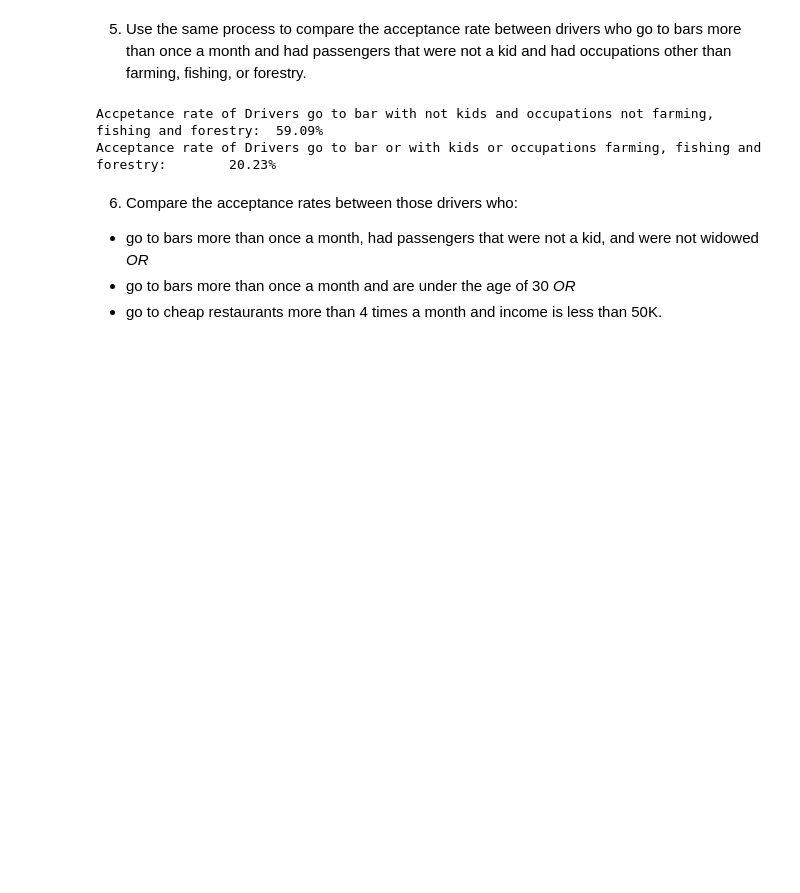
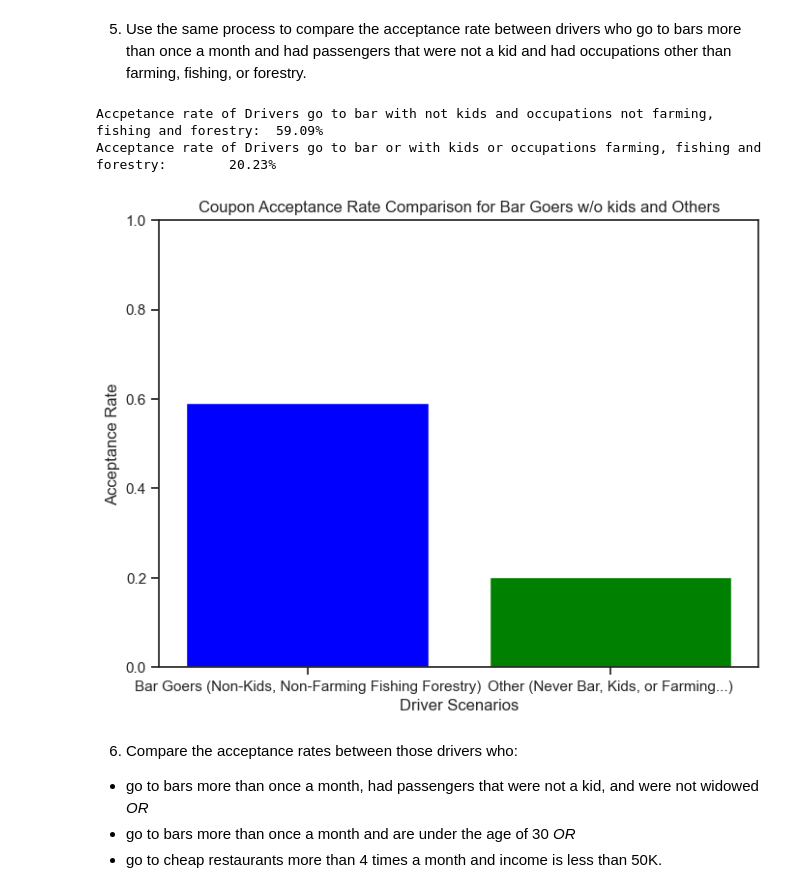
Before and after one commit to shivaallala/Customer_Coupon, a Jupyter notebook: prompt.ipynb, the cells around one changed output. Cells and saved outputs as stored; diff of their text form; code cells hidden in the pictures; blank space fills up the shorter version.

```diff
--- a/prompt.ipynb
+++ b/prompt.ipynb
@@ -382,6 +382,20 @@ print(f"Accpetance rate of Drivers go to bar with not kids and occupations not f
 # %% [output]
 Accpetance rate of Drivers go to bar with not kids and occupations not farming, fishing and forestry:  59.09%
 Acceptance rate of Drivers go to bar or with kids or occupations farming, fishing and forestry:        20.23%
+# %%
+categories = ['Bar Goers (Non-Kids, Non-Farming Fishing Forestry)', 'Other (Never Bar, Kids, or Farming...)']
+acceptance_rates = [accept_rate_bar_goers_wkid_farmFishForestry, accept_rate_other_passenger_occupations]
+
+# Plotting
+plt.figure(figsize=(8, 6))
+plt.bar(categories, acceptance_rates, color=['blue', 'green'])
+plt.title('Coupon Acceptance Rate Comparison for Bar Goers w/o kids and Others')
+plt.xlabel('Driver Scenarios')
+plt.ylabel('Acceptance Rate')
+plt.ylim(0, 1)  # Set y-axis limit to ensure correct visualization of acceptance rate
+plt.show()
+# %% [output]
+[figure, added]
 # %% [markdown]
 6. Compare the acceptance rates between those drivers who:
 
```
Also changed, not shown: 3 other files.
